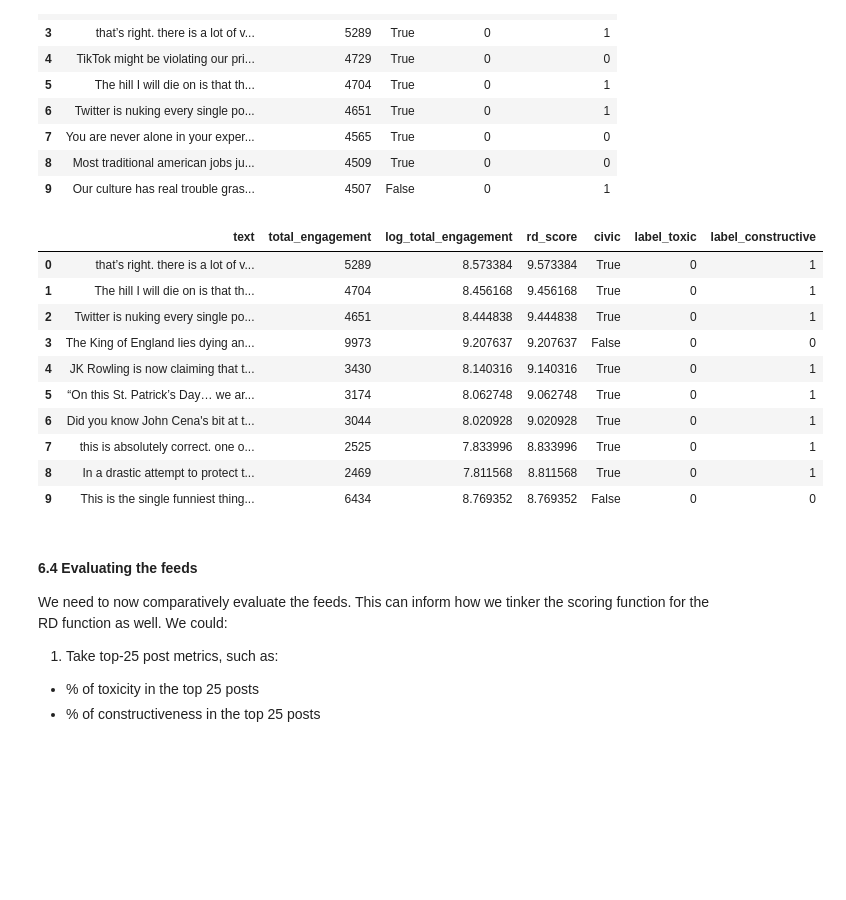
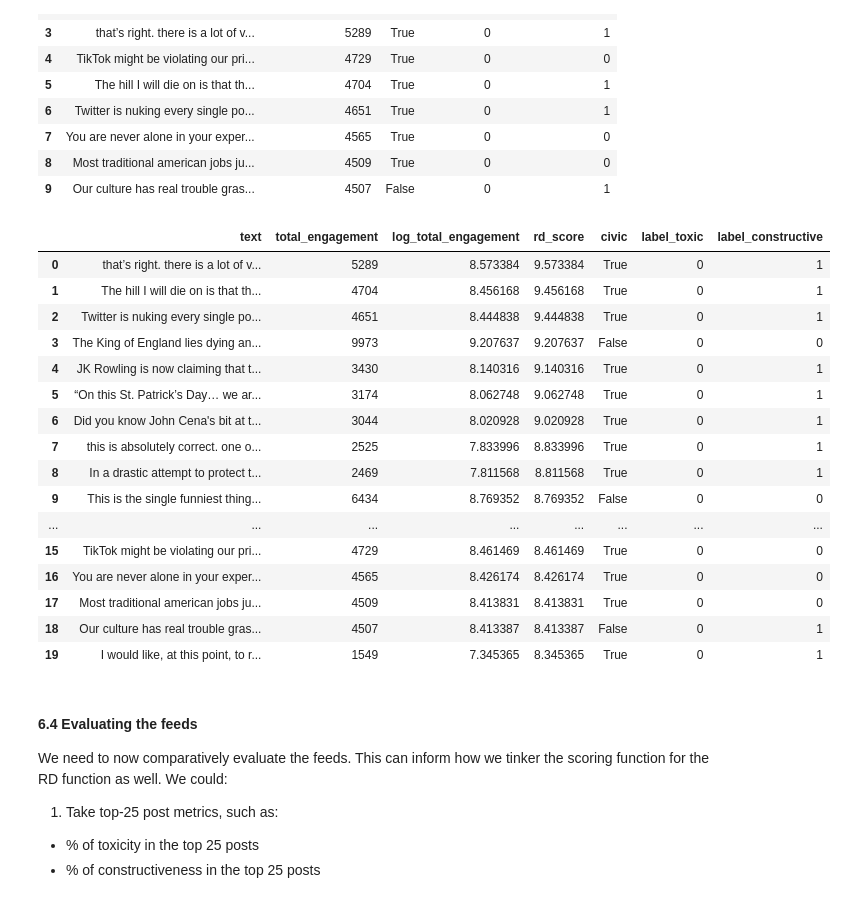
Before and after one commit to METResearchGroup/bluesky-research, a Jupyter notebook: services/rank_posts/rank_posts.ipynb, the cells around one changed output. Cells and saved outputs as stored; diff of their text form; code cells hidden in the pictures; blank space fills up the shorter version.

```diff
--- a/services/rank_posts/rank_posts.ipynb
+++ b/services/rank_posts/rank_posts.ipynb
@@ -799,19 +919,25 @@ engagement_feed_df[["text", "total_engagement", "civic", "label_toxic", "label_c
 | 8 | Most traditional american jobs ju... | 4509 | True | 0 | 0 |
 | 9 | Our culture has real trouble gras... | 4507 | False | 0 | 1 |
 # %%
-rd_feed_df[["text", "total_engagement", "log_total_engagement", "rd_score", "civic", "label_toxic", "label_constructive"]].head(10)
+rd_feed_df[["text", "total_engagement", "log_total_engagement", "rd_score", "civic", "label_toxic", "label_constructive"]].head(20)
 # %% [output]
 |  | text | total_engagement | log_total_engagement | rd_score | civic | label_toxic | label_constructive |
 | 0 | that’s right. there is a lot of v... | 5289 | 8.573384 | 9.573384 | True | 0 | 1 |
 | 1 | The hill I will die on is that th... | 4704 | 8.456168 | 9.456168 | True | 0 | 1 |
 | 2 | Twitter is nuking every single po... | 4651 | 8.444838 | 9.444838 | True | 0 | 1 |
 | 3 | The King of England lies dying an... | 9973 | 9.207637 | 9.207637 | False | 0 | 0 |
 | 4 | JK Rowling is now claiming that t... | 3430 | 8.140316 | 9.140316 | True | 0 | 1 |
 | 5 | “On this St. Patrick’s Day… we ar... | 3174 | 8.062748 | 9.062748 | True | 0 | 1 |
 | 6 | Did you know John Cena's bit at t... | 3044 | 8.020928 | 9.020928 | True | 0 | 1 |
 | 7 | this is absolutely correct. one o... | 2525 | 7.833996 | 8.833996 | True | 0 | 1 |
 | 8 | In a drastic attempt to protect t... | 2469 | 7.811568 | 8.811568 | True | 0 | 1 |
 | 9 | This is the single funniest thing... | 6434 | 8.769352 | 8.769352 | False | 0 | 0 |
+| ... | ... | ... | ... | ... | ... | ... | ... |
+| 15 | TikTok might be violating our pri... | 4729 | 8.461469 | 8.461469 | True | 0 | 0 |
+| 16 | You are never alone in your exper... | 4565 | 8.426174 | 8.426174 | True | 0 | 0 |
+| 17 | Most traditional american jobs ju... | 4509 | 8.413831 | 8.413831 | True | 0 | 0 |
+| 18 | Our culture has real trouble gras... | 4507 | 8.413387 | 8.413387 | False | 0 | 1 |
+| 19 | I would like, at this point, to r... | 1549 | 7.345365 | 8.345365 | True | 0 | 1 |
 # %% [markdown]
 #### 6.4 Evaluating the feeds
 
```
Also changed, not shown: parts of 40 cells of this notebook, 2 other files.
